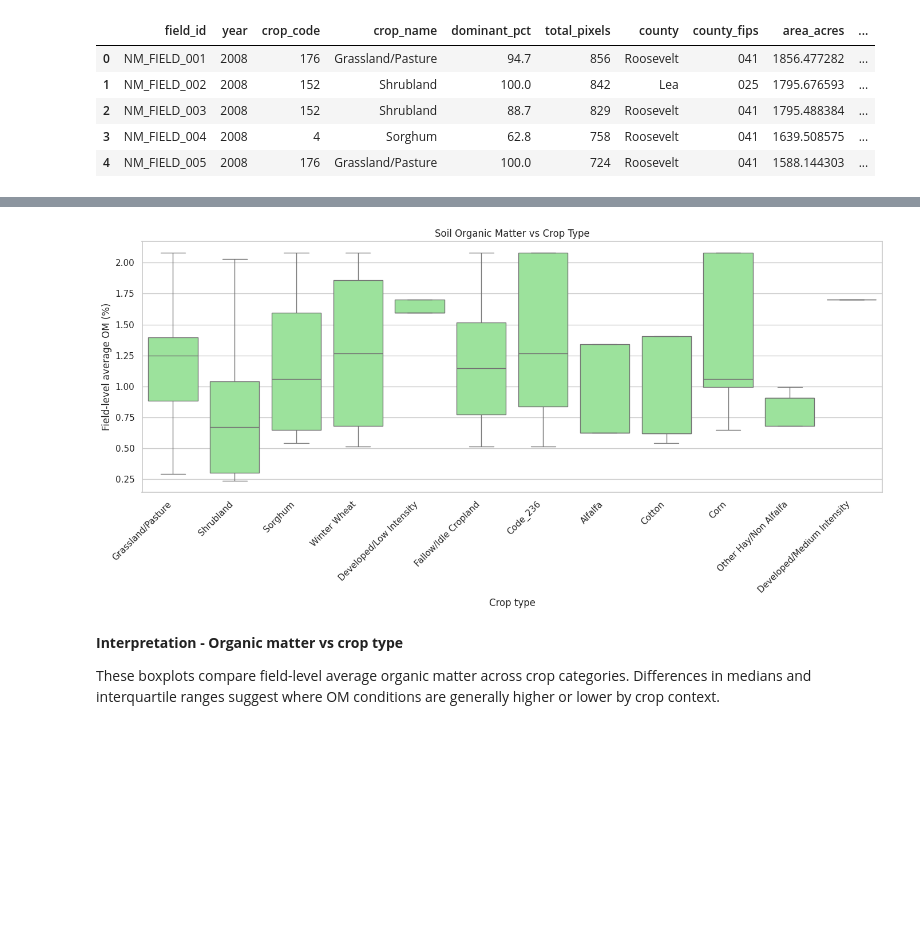
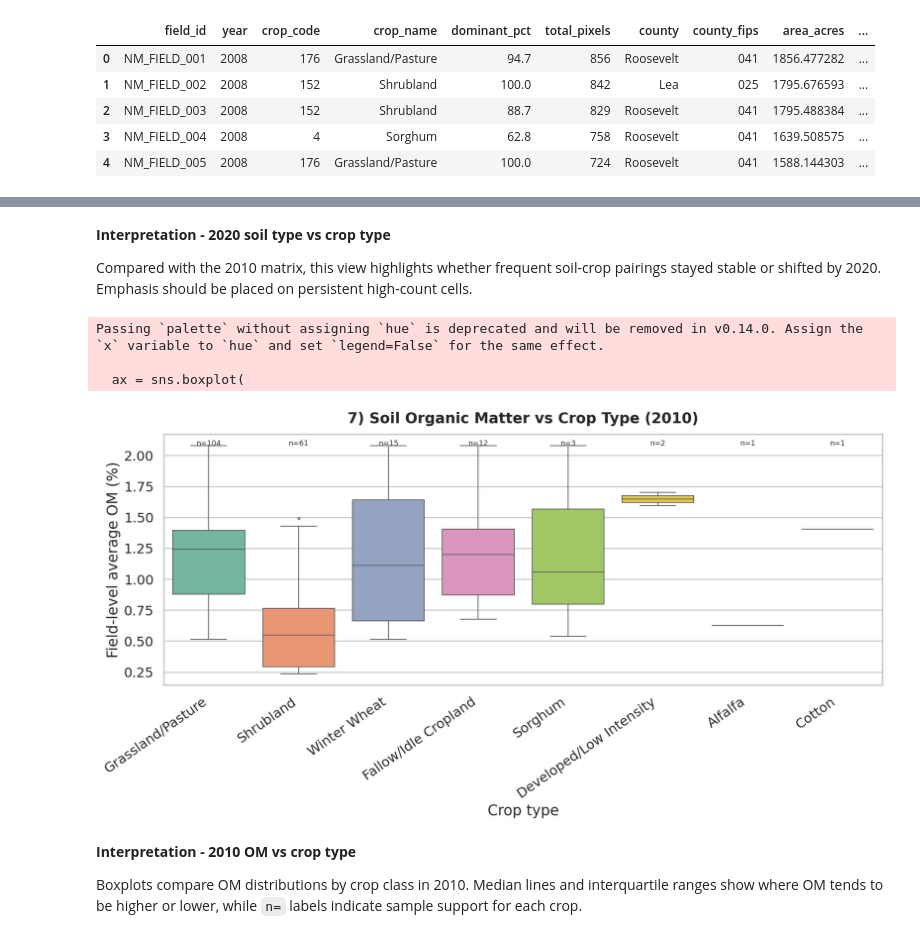
Before and after one commit to psbsingh25/EVTLR-Project, a Jupyter notebook: notebooks/03_field_eda/assignment-03-eda.ipynb, the cells around one changed output, grey strips where cells are left out. Cells and saved outputs as stored; diff of their text form; code cells hidden in the pictures; blank space fills up the shorter version.

```diff
--- a/notebooks/03_field_eda/assignment-03-eda.ipynb
+++ b/notebooks/03_field_eda/assignment-03-eda.ipynb
@@ -389,18 +475,37 @@ This heatmap highlights which crop types appear most often within each major soi
+# %% [markdown]
+**Interpretation - 2020 soil type vs crop type**
+
+Compared with the 2010 matrix, this view highlights whether frequent soil-crop pairings stayed stable or shifted by 2020. Emphasis should be placed on persistent high-count cells.
 # %%
-om_crop_df = merged_df[merged_df["crop_name"].isin(top_crops)].copy()
+year_df = dashboard_df[dashboard_df["year"] == 2010].copy()
+top_crops_2010 = year_df["crop_name"].value_counts().head(10).index
+om_crop_2010 = year_df[year_df["crop_name"].isin(top_crops_2010)].copy()
 
-plt.figure(figsize=(14, 7))
-sns.boxplot(data=om_crop_df, x="crop_name", y="om_r_field_avg", color="lightgreen")
-plt.title("Soil Organic Matter vs Crop Type")
-plt.xlabel("Crop type")
-plt.ylabel("Field-level average OM (%)")
-plt.xticks(rotation=45, ha="right")
+plt.figure(figsize=(14, 7.5))
+ax = sns.boxplot(
+    data=om_crop_2010,
+    x="crop_name",
+    y="om_r_field_avg",
+    order=om_crop_2010["crop_name"].value_counts().index,
+    palette="Set2",
+    fliersize=2.5,
+)
+ax.set_title("7) Soil Organic Matter vs Crop Type (2010)", pad=14, weight="bold")
+ax.set_xlabel("Crop type")
+ax.set_ylabel("Field-level average OM (%)")
+plt.xticks(rotation=35, ha="right")
+for i, crop in enumerate(om_crop_2010["crop_name"].value_counts().index):
+    n_val = int((om_crop_2010["crop_name"] == crop).sum())
+    ax.text(i, ax.get_ylim()[1] * 0.98, f"n={n_val}", ha="center", va="top", fontsize=9, color="#2f2f2f")
 plt.tight_layout()
-plt.savefig(FIGURES_DIR / "05_organic_matter_vs_crop_type.png", dpi=150, bbox_inches="tight")
+plt.savefig(DASHBOARD_ASSETS_DIR / "07_soil_organic_matter_vs_crop_type_2010.png", bbox_inches="tight")
 plt.show()
 # %% [output]
+Passing `palette` without assigning `hue` is deprecated and will be removed in v0.14.0. Assign the `x` variable to `hue` and set `legend=False` for the same effect.
+
+  ax = sns.boxplot(
-[figure, old version]
+[figure, new version]
 # %% [markdown]
-**Interpretation - Organic matter vs crop type**
+**Interpretation - 2010 OM vs crop type**
 
-These boxplots compare field-level average organic matter across crop categories. Differences in medians and interquartile ranges suggest where OM conditions are generally higher or lower by crop context.
+Boxplots compare OM distributions by crop class in 2010. Median lines and interquartile ranges show where OM tends to be higher or lower, while `n=` labels indicate sample support for each crop.
```
Also changed, not shown: parts of 26 cells of this notebook, 10 other files.
